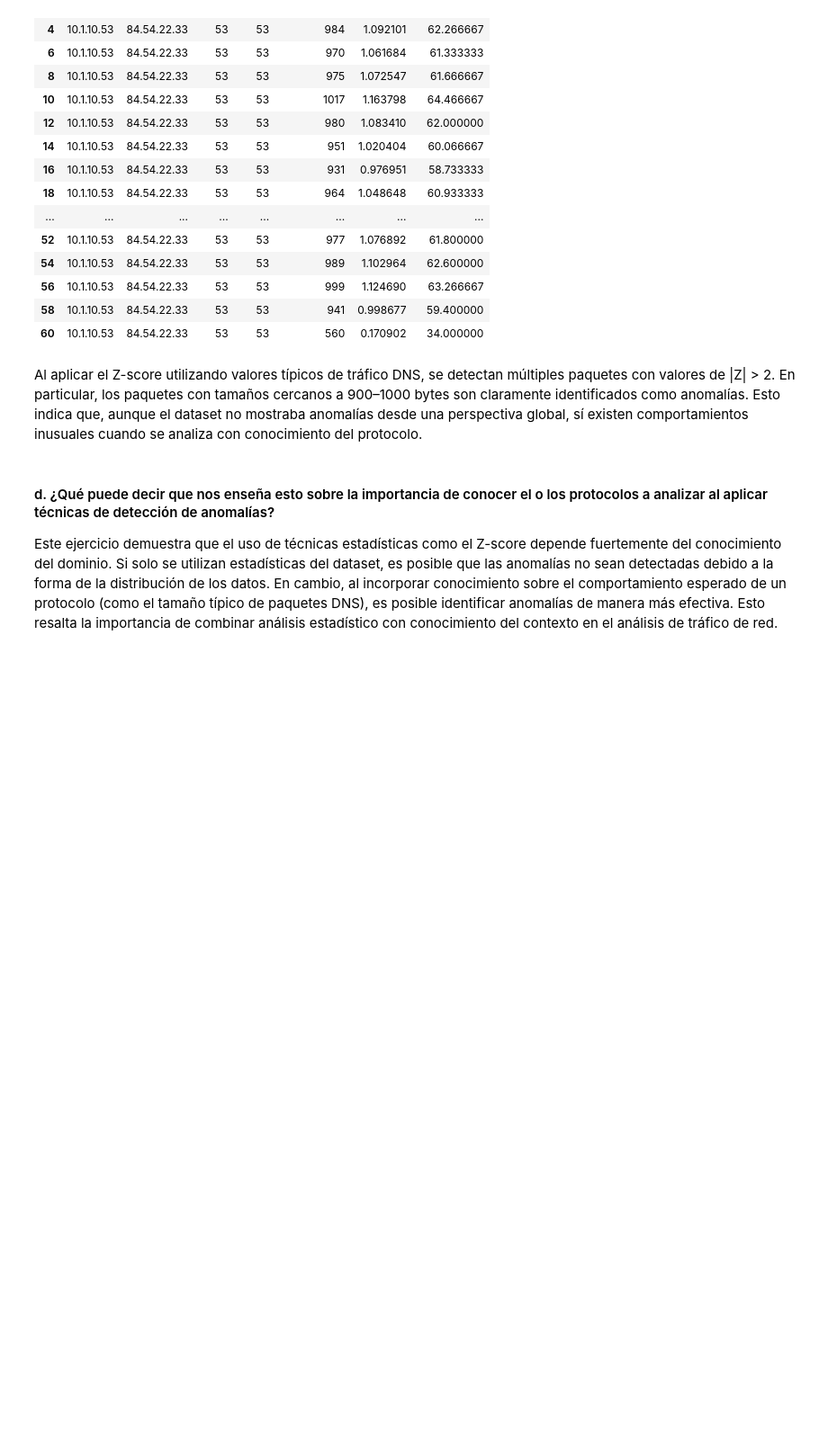
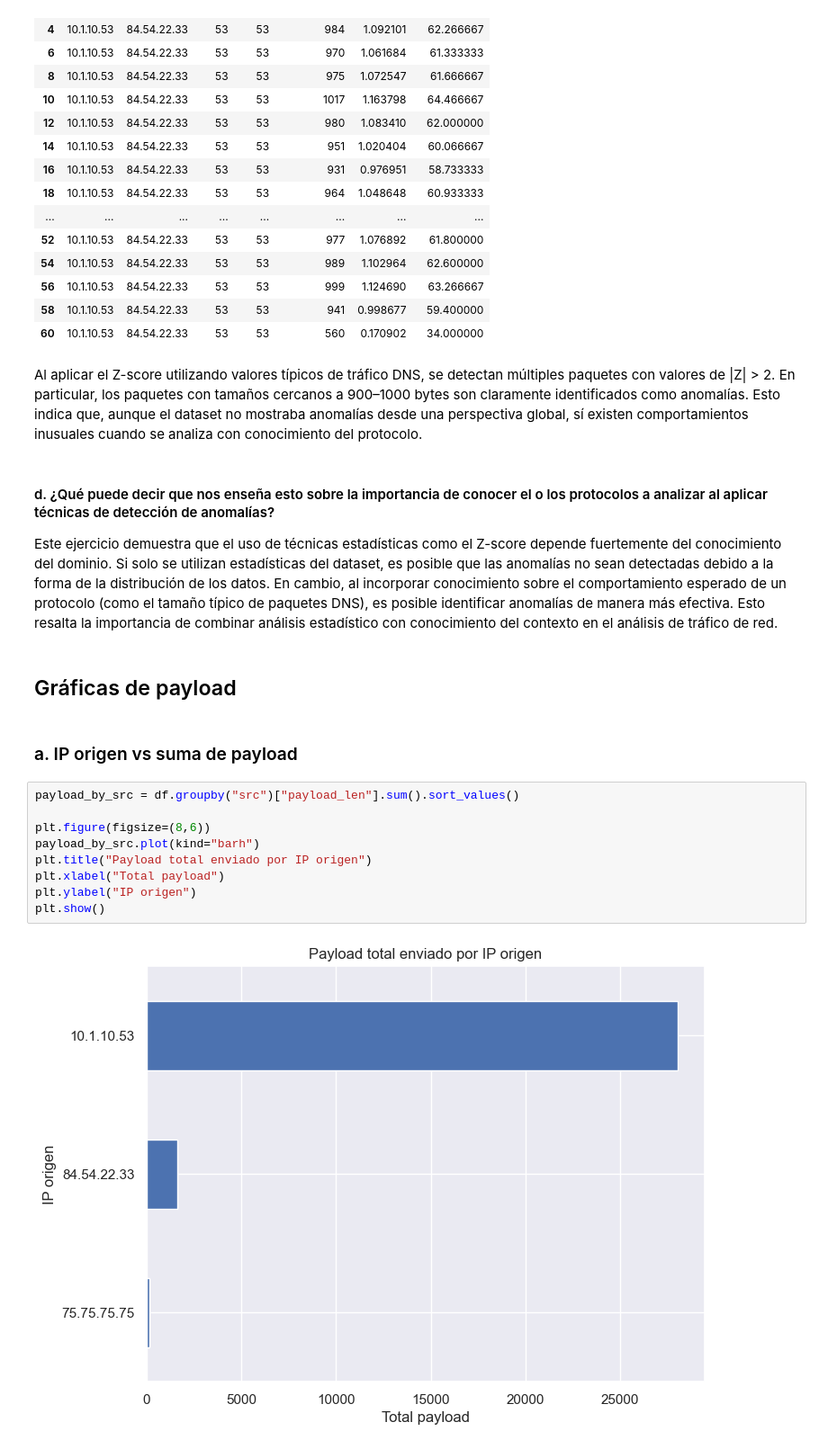
Before and after one commit to EdwinOrtegaK/Lab05_SDS, a Jupyter notebook: network_analysis_scapy.ipynb, the cells around one changed output. Shown at 90% size. Saved outputs shown, nothing was run; the diff lists cells and outputs as text; blank space fills up the shorter version.

Commit message:
feat: add payload visualizations and analysis by IPs and ports

```diff
--- a/network_analysis_scapy.ipynb
+++ b/network_analysis_scapy.ipynb
@@ -385,3 +388,18 @@ Al aplicar el Z-score utilizando valores típicos de tráfico DNS, se detectan m
 #### d. ¿Qué puede decir que nos enseña esto sobre la importancia de conocer el o los protocolos a analizar al aplicar técnicas de detección de anomalías?
 
 Este ejercicio demuestra que el uso de técnicas estadísticas como el Z-score depende fuertemente del conocimiento del dominio. Si solo se utilizan estadísticas del dataset, es posible que las anomalías no sean detectadas debido a la forma de la distribución de los datos. En cambio, al incorporar conocimiento sobre el comportamiento esperado de un protocolo (como el tamaño típico de paquetes DNS), es posible identificar anomalías de manera más efectiva. Esto resalta la importancia de combinar análisis estadístico con conocimiento del contexto en el análisis de tráfico de red.
+# %% [markdown]
+## Gráficas de payload
+# %% [markdown]
+### a. IP origen vs suma de payload
+# %%
+payload_by_src = df.groupby("src")["payload_len"].sum().sort_values()
+
+plt.figure(figsize=(8,6))
+payload_by_src.plot(kind="barh")
+plt.title("Payload total enviado por IP origen")
+plt.xlabel("Total payload")
+plt.ylabel("IP origen")
+plt.show()
+# %% [output]
+[figure, added]
```
Also changed, not shown: parts of 15 cells of this notebook.
